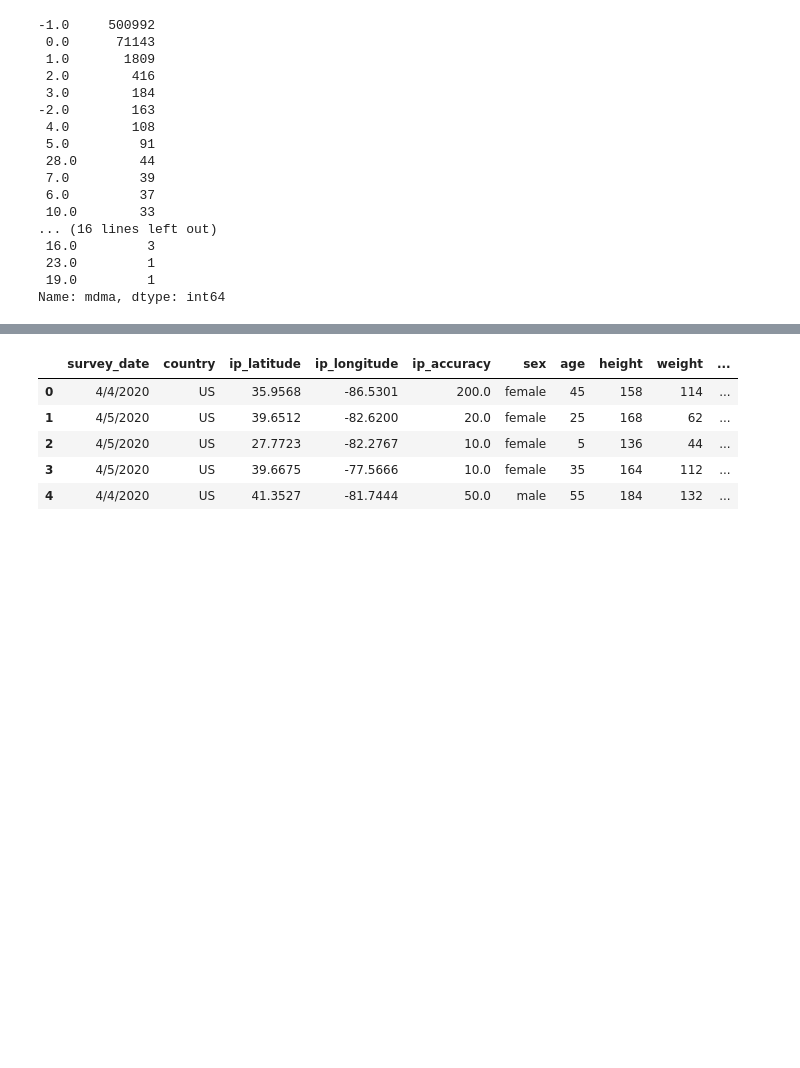
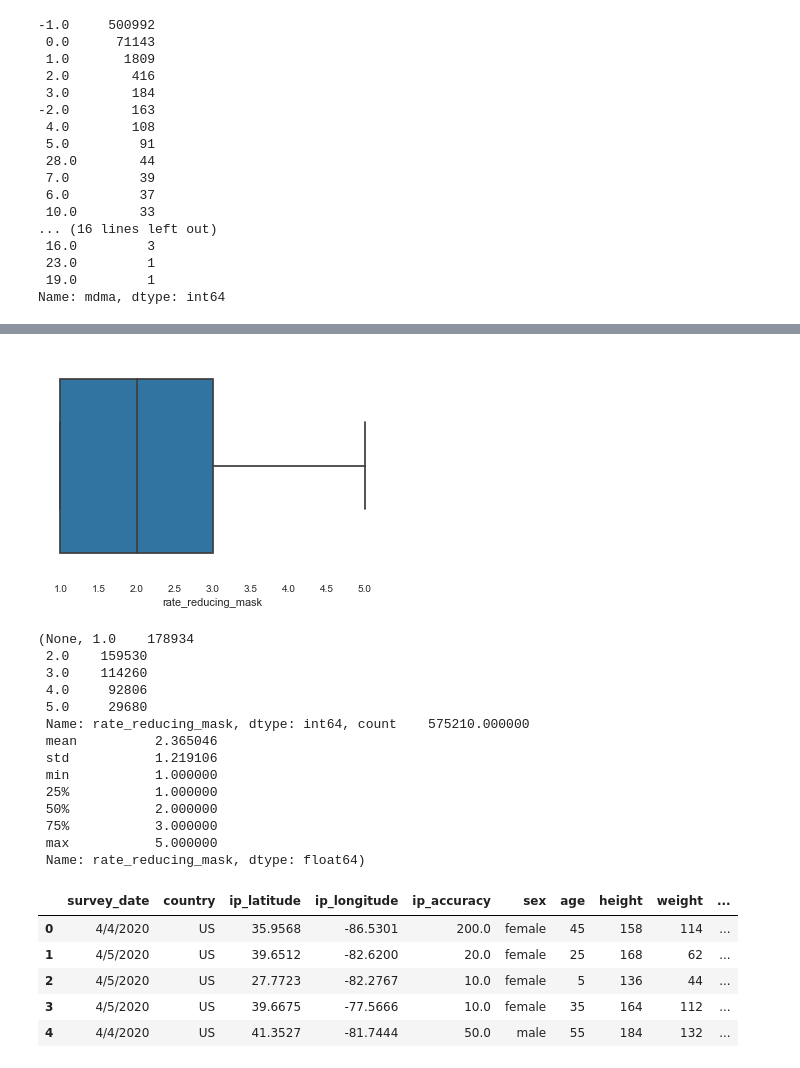
Before and after one commit to andiosika/Binomial-Classification-Ranom-Forest-hyper-imbalance, a Jupyter notebook: student.ipynb, the cells around one changed output, grey strips where cells are left out. Saved outputs shown, nothing was run; the diff lists cells and outputs as text; code cells hidden in the pictures; blank space fills up the shorter version.

```diff
--- a/student.ipynb
+++ b/student.ipynb
@@ -729,3 +738,21 @@ Name: contacts_count, dtype: float64
+# %%
+bxplt(df['rate_reducing_mask'])
+# %% [output]
+[figure, added]
+(None, 1.0    178934
+ 2.0    159530
+ 3.0    114260
+ 4.0     92806
+ 5.0     29680
+ Name: rate_reducing_mask, dtype: int64, count    575210.000000
+ mean          2.365046
+ std           1.219106
+ min           1.000000
+ 25%           1.000000
+ 50%           2.000000
+ 75%           3.000000
+ max           5.000000
+ Name: rate_reducing_mask, dtype: float64)
 # %%
 df.head()
 # %% [output]
```
Also changed, not shown: parts of 73 cells of this notebook, 2 other files.
